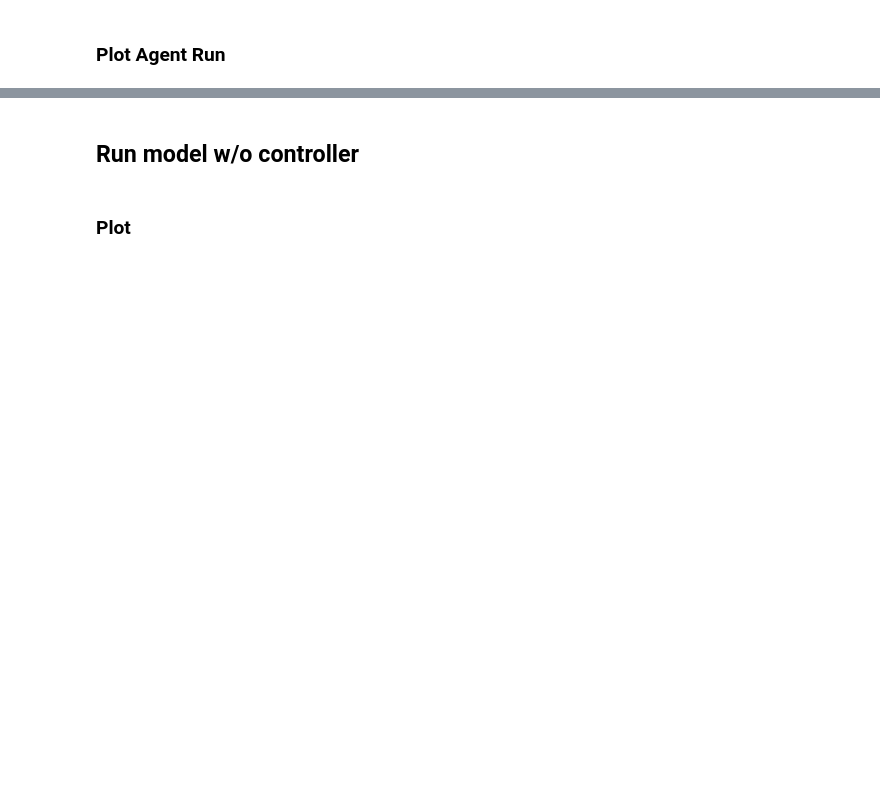
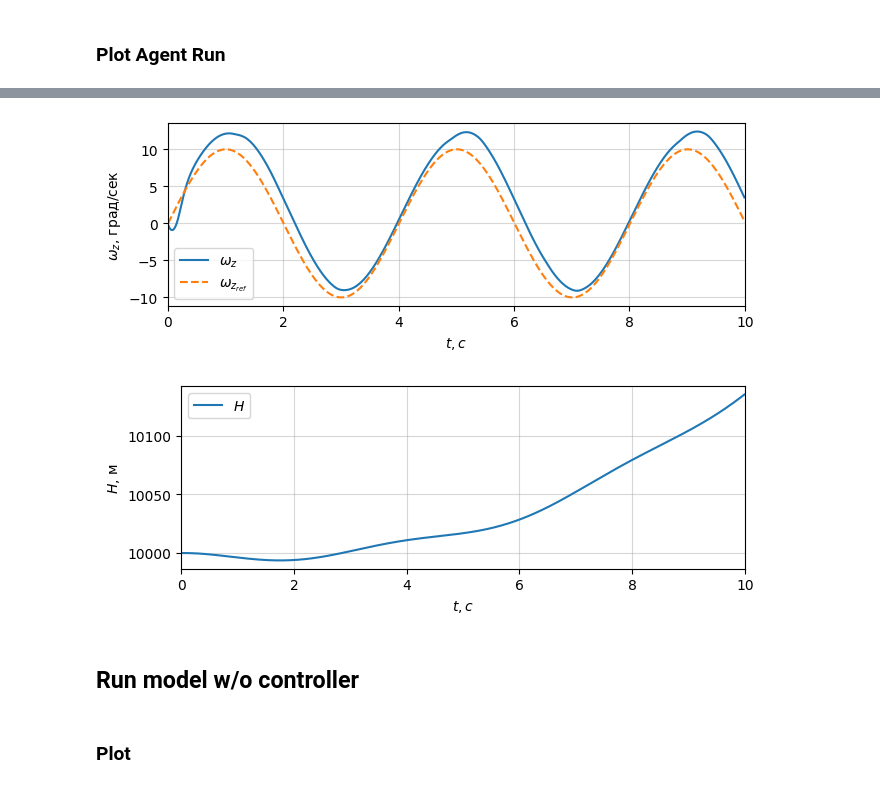
Before and after one commit to lalapopa/F16-model, a Jupyter notebook: control/ppo/pretty_plots.ipynb, the cells around one changed output, grey strips where cells are left out. Cells and saved outputs as stored; diff of their text form; code cells hidden in the pictures; blank space fills up the shorter version.

Commit message:
Minor tweaking in ouput graph and test gSDE Messing around without gSDE

```diff
--- a/control/ppo/pretty_plots.ipynb
+++ b/control/ppo/pretty_plots.ipynb
@@ -88,36 +97,40 @@ plt.savefig(f"./logs/{nmae_value:.3f}_action.{img_fmt}")
 # State Wz
 fig = plt.figure()
 ax = fig.add_subplot(1, 1, 1)
-plt.plot(t, omega_z, label=r"$\omega_{z}$")
-plt.plot(t, omega_z_real, label=r"$\omega_{{z}_{act}}$")
+# plt.plot(t, omega_z, label=r"$\omega_{z}^{\bar{s}}$", alpha=0.5)
+plt.plot(t, omega_z_real, label=r"$\omega_{z}$")
 plt.plot(t, omega_z_ref, "--", label=r"$\omega_{{z}_{ref}}$")
 plt.ylabel(r"$\omega_{z}$, град/сек")
 plt.xlabel(r"$t, с$")
 plt.xlim(0, round(t[-1]))
 plt.legend()
 
 ax.grid(which="minor", alpha=0.2, linestyle="--")
 ax.grid(which="major", alpha=0.5)
 
 plt.gcf().set_size_inches(6.5, 2.3)
 plt.tight_layout(pad=0.08)
 plt.savefig(f"./logs/{nmae_value:.3f}_omega_z.{img_fmt}")
 
 # State Oy
 fig = plt.figure()
 ax = fig.add_subplot(1, 1, 1)
 plt.plot(t, Oy, label=r"$H$")
-plt.plot(t, Oy_real, label=r"$H_{act}$")
+# plt.plot(t, Oy_real, label=r"$H_{act}$")
 plt.ylabel(r"$H$, м")
 plt.xlabel(r"$t, с$")
 plt.xlim(0, round(t[-1]))
 plt.legend()
 
 ax.grid(which="minor", alpha=0.2, linestyle="--")
 ax.grid(which="major", alpha=0.5)
 
 plt.gcf().set_size_inches(6.5, 2.3)
 plt.tight_layout(pad=0.08)
+plt.savefig(f"./logs/{nmae_value:.3f}_oy.{img_fmt}")
+# %% [output]
+[figure, added]
+[figure, added]
 # %%
 print(r)
 # Reward
```
Also changed, not shown: parts of 10 cells of this notebook, 3 other files.
